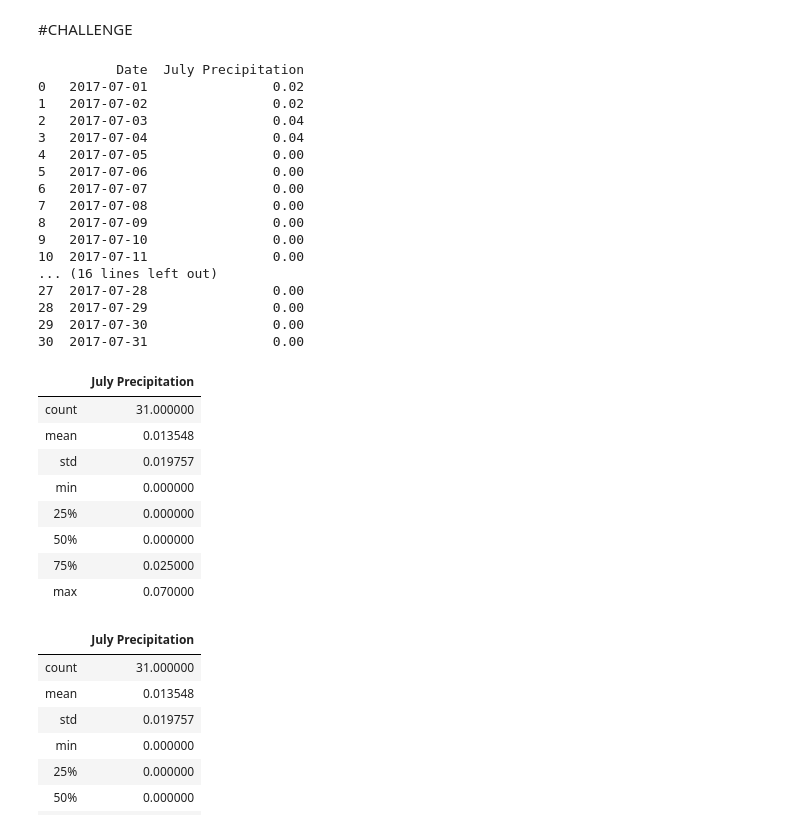
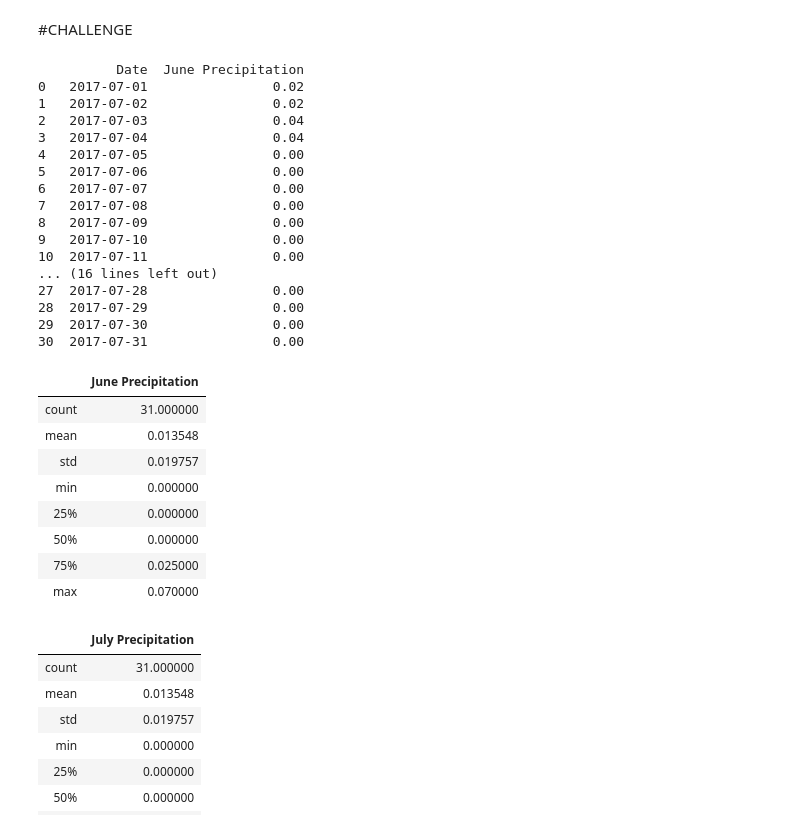
Before and after one commit to RachanaJolin/Surfs_Up, a Jupyter notebook: Mod9_Challenge.ipynb, the cells around one changed output. Saved outputs shown, nothing was run; the diff lists cells and outputs as text; code cells hidden in the pictures.

```diff
--- a/Mod9_Challenge.ipynb
+++ b/Mod9_Challenge.ipynb
@@ -162,42 +162,42 @@ print(df)
 #print July_results
 
 from sqlalchemy import extract
-date1='2017-07-01'
-date2='2017-07-31'
-July_results = session.query(Measurement.date, Measurement.prcp).filter(Measurement.date >= date1).filter(Measurement.date <= date2).group_by(Measurement.date).all()
+date1='2017-06-01'
+date2='2017-06-31'
+June_results = session.query(Measurement.date, Measurement.prcp).filter(Measurement.date >= date1).filter(Measurement.date <= date2).group_by(Measurement.date).all()
 #print(July_results)
 
 
 # Perform a query to retrieve the data and precipitation scores
 #July_results = []
 #July_results = session.query(Measurement.date, Measurement.prcp).filter(Measurement.date == dates).all()
 #print(July_results)
 
 # Save the query results as a Pandas DataFrame and set the index to the date column
-July_df = pd.DataFrame(July_results, columns=['Date','July Precipitation'])
-print(July_df)
+June_df = pd.DataFrame(July_results, columns=['Date','June Precipitation'])
+print(June_df)
 
 # Use Pandas to calcualte the summary statistics for the precipitation data
-July_df.describe()
+June_df.describe()
 # %% [output]
-          Date  July Precipitation
+          Date  June Precipitation
 0   2017-07-01                0.02
 1   2017-07-02                0.02
 2   2017-07-03                0.04
 3   2017-07-04                0.04
 4   2017-07-05                0.00
 5   2017-07-06                0.00
 6   2017-07-07                0.00
 7   2017-07-08                0.00
 8   2017-07-09                0.00
 9   2017-07-10                0.00
 10  2017-07-11                0.00
 ... (16 lines left out)
 27  2017-07-28                0.00
 28  2017-07-29                0.00
 29  2017-07-30                0.00
 30  2017-07-31                0.00
-|  | July Precipitation |
+|  | June Precipitation |
 | count | 31.000000 |
 | mean | 0.013548 |
 | std | 0.019757 |
```
Also changed, not shown: parts of 2 cells of this notebook.
